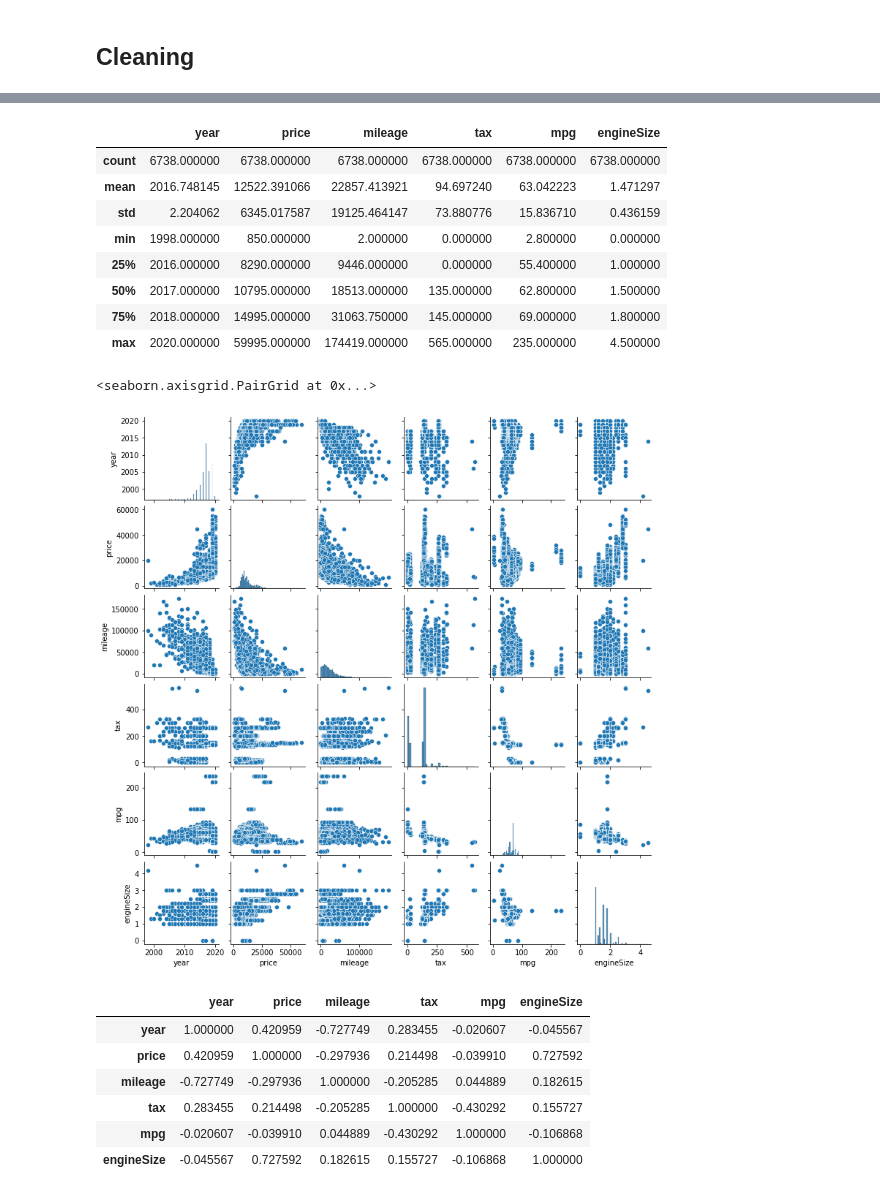
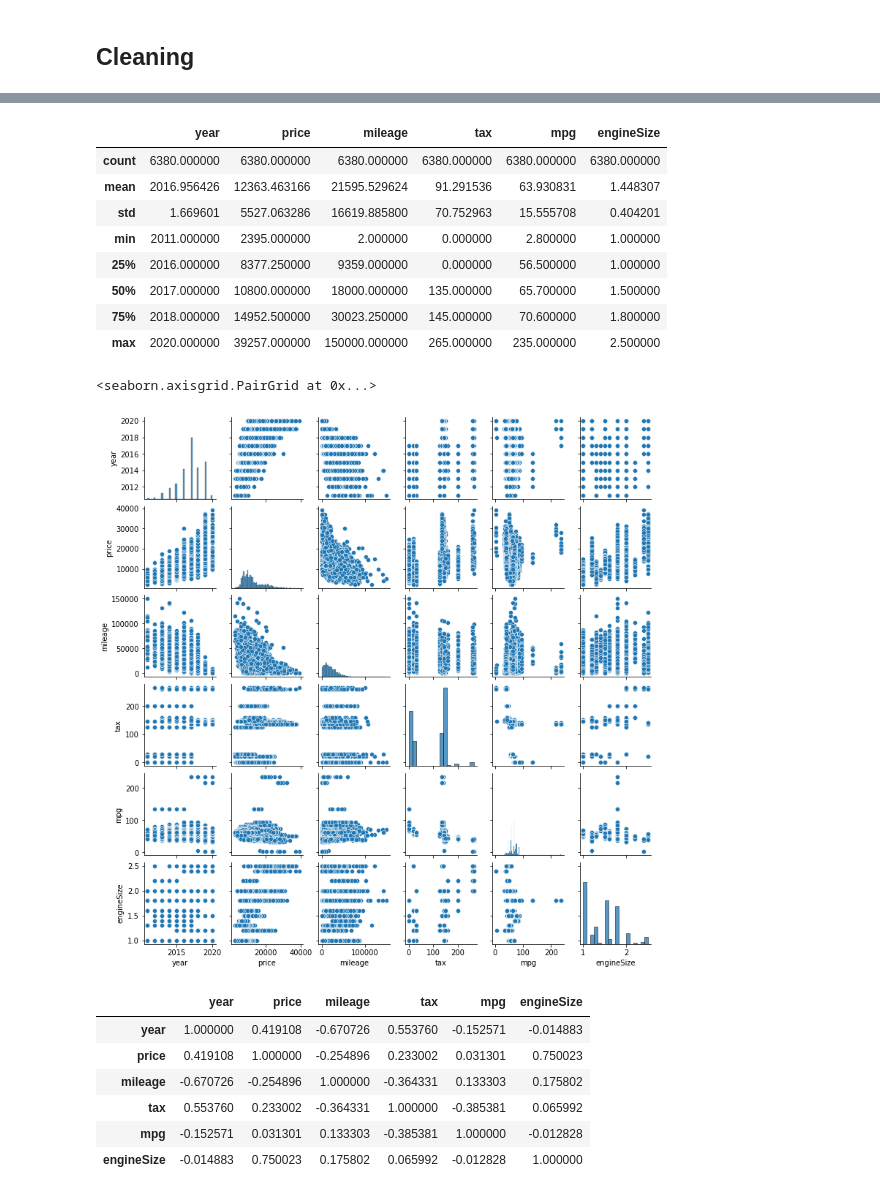
Before and after one commit to Raanank10/UK_Used_Car_Data, a Jupyter notebook: 100000_UK_Used_Car_Data_set_regression_project_.ipynb, the cells around one changed output, grey strips where cells are left out. Drawn from its saved outputs; the diff is of its cells as text; code cells hidden in the pictures.

```diff
--- a/100000_UK_Used_Car_Data_set_regression_project_.ipynb
+++ b/100000_UK_Used_Car_Data_set_regression_project_.ipynb
@@ -102,3 +156,7 @@ df_Toyota.model.value_counts()
  Urban Cruiser       4
  Verso-S             3
 Name: model, dtype: int64
+# %%
+unique_Toyota = unique_Toyota[unique_Toyota.groupby('model')\
+                              .model.transform('count')>30].copy()
+unique_Toyota.model.value_counts()
@@ -122,3 +194,7 @@ df_Toyota.year.value_counts()
 1999       1
 2000       1
 Name: year, dtype: int64
+# %%
+unique_Toyota = unique_Toyota[unique_Toyota.groupby('year')\
+                              .year.transform('count')>30].copy()
+unique_Toyota.year.value_counts()
@@ -124,0 +233,4 @@ Name: year, dtype: int64
+# %%
+unique_Toyota = unique_Toyota[unique_Toyota.groupby('tax')\
+                              .tax.transform('count')>30].copy()
+unique_Toyota.tax.value_counts()
@@ -124,0 +269,4 @@ Name: year, dtype: int64
+# %%
+unique_Toyota = unique_Toyota[unique_Toyota.groupby('engineSize')\
+                              .engineSize.transform('count')>30].copy()
+unique_Toyota.engineSize.value_counts()
@@ -125,29 +286,29 @@ Name: year, dtype: int64
 # %%
-df_Toyota.describe()
+unique_Toyota.describe()
 # %% [output]
 |  | year | price | mileage | tax | mpg | engineSize |
-| count | 6738.000000 | 6738.000000 | 6738.000000 | 6738.000000 | 6738.000000 | 6738.000000 |
-| mean | 2016.748145 | 12522.391066 | 22857.413921 | 94.697240 | 63.042223 | 1.471297 |
-| std | 2.204062 | 6345.017587 | 19125.464147 | 73.880776 | 15.836710 | 0.436159 |
-| min | 1998.000000 | 850.000000 | 2.000000 | 0.000000 | 2.800000 | 0.000000 |
-| 25% | 2016.000000 | 8290.000000 | 9446.000000 | 0.000000 | 55.400000 | 1.000000 |
-| 50% | 2017.000000 | 10795.000000 | 18513.000000 | 135.000000 | 62.800000 | 1.500000 |
-| 75% | 2018.000000 | 14995.000000 | 31063.750000 | 145.000000 | 69.000000 | 1.800000 |
-| max | 2020.000000 | 59995.000000 | 174419.000000 | 565.000000 | 235.000000 | 4.500000 |
+| count | 6380.000000 | 6380.000000 | 6380.000000 | 6380.000000 | 6380.000000 | 6380.000000 |
+| mean | 2016.956426 | 12363.463166 | 21595.529624 | 91.291536 | 63.930831 | 1.448307 |
+| std | 1.669601 | 5527.063286 | 16619.885800 | 70.752963 | 15.555708 | 0.404201 |
+| min | 2011.000000 | 2395.000000 | 2.000000 | 0.000000 | 2.800000 | 1.000000 |
+| 25% | 2016.000000 | 8377.250000 | 9359.000000 | 0.000000 | 56.500000 | 1.000000 |
+| 50% | 2017.000000 | 10800.000000 | 18000.000000 | 135.000000 | 65.700000 | 1.500000 |
+| 75% | 2018.000000 | 14952.500000 | 30023.250000 | 145.000000 | 70.600000 | 1.800000 |
+| max | 2020.000000 | 39257.000000 | 150000.000000 | 265.000000 | 235.000000 | 2.500000 |
 # %%
-df_Toyota_num = df_Toyota.select_dtypes(include=np.number)
-sns.pairplot(df_Toyota_num, height=1.8)
+unique_Toyota_num = unique_Toyota.select_dtypes(include=np.number)
+sns.pairplot(unique_Toyota_num, height=1.8)
 # %% [output]
 <seaborn.axisgrid.PairGrid at 0x...>
-[figure, old version]
+[figure, new version]
 # %%
-df_Toyota.corr()
+unique_Toyota.corr()
 # %% [output]
 |  | year | price | mileage | tax | mpg | engineSize |
-| year | 1.000000 | 0.420959 | -0.727749 | 0.283455 | -0.020607 | -0.045567 |
-| price | 0.420959 | 1.000000 | -0.297936 | 0.214498 | -0.039910 | 0.727592 |
-| mileage | -0.727749 | -0.297936 | 1.000000 | -0.205285 | 0.044889 | 0.182615 |
-| tax | 0.283455 | 0.214498 | -0.205285 | 1.000000 | -0.430292 | 0.155727 |
-| mpg | -0.020607 | -0.039910 | 0.044889 | -0.430292 | 1.000000 | -0.106868 |
-| engineSize | -0.045567 | 0.727592 | 0.182615 | 0.155727 | -0.106868 | 1.000000 |
+| year | 1.000000 | 0.419108 | -0.670726 | 0.553760 | -0.152571 | -0.014883 |
+| price | 0.419108 | 1.000000 | -0.254896 | 0.233002 | 0.031301 | 0.750023 |
+| mileage | -0.670726 | -0.254896 | 1.000000 | -0.364331 | 0.133303 | 0.175802 |
+| tax | 0.553760 | 0.233002 | -0.364331 | 1.000000 | -0.385381 | 0.065992 |
+| mpg | -0.152571 | 0.031301 | 0.133303 | -0.385381 | 1.000000 | -0.012828 |
+| engineSize | -0.014883 | 0.750023 | 0.175802 | 0.065992 | -0.012828 | 1.000000 |
 # %%
```
Also changed, not shown: parts of 18 cells of this notebook.
